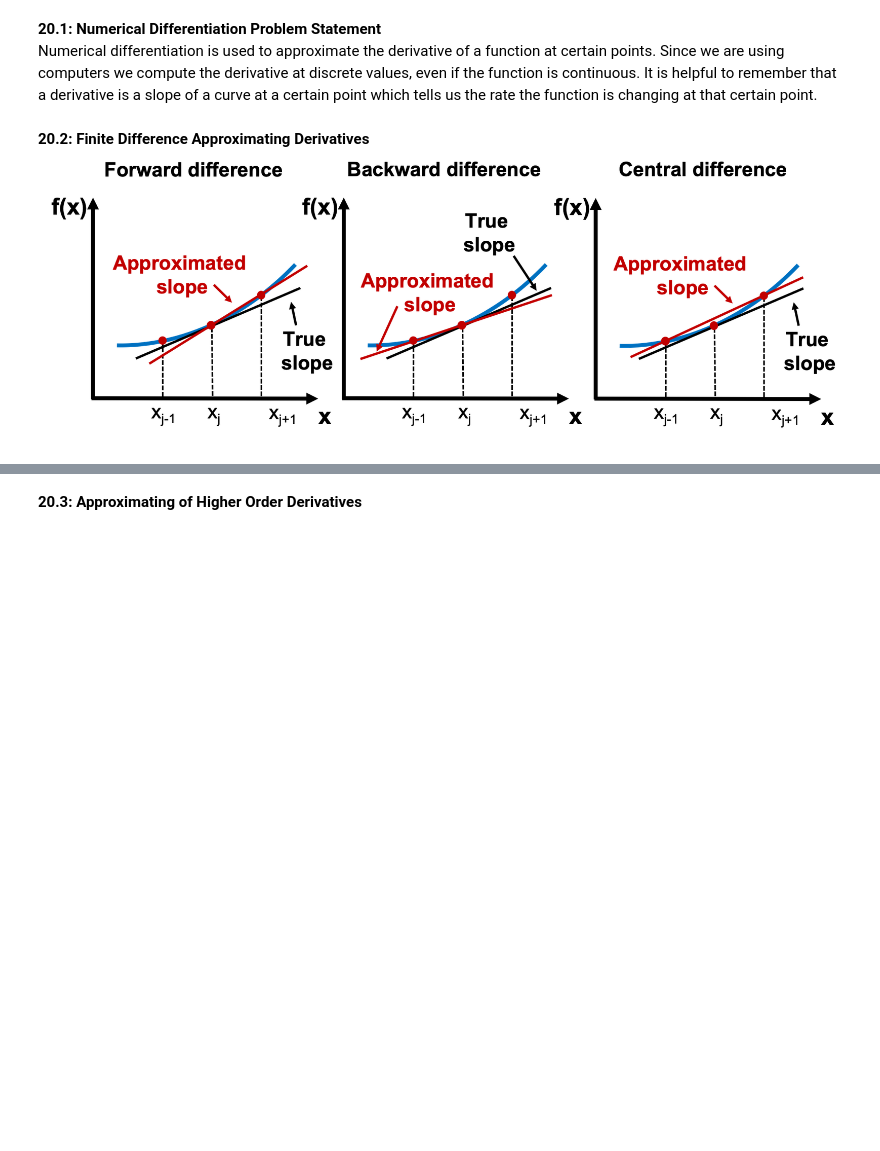
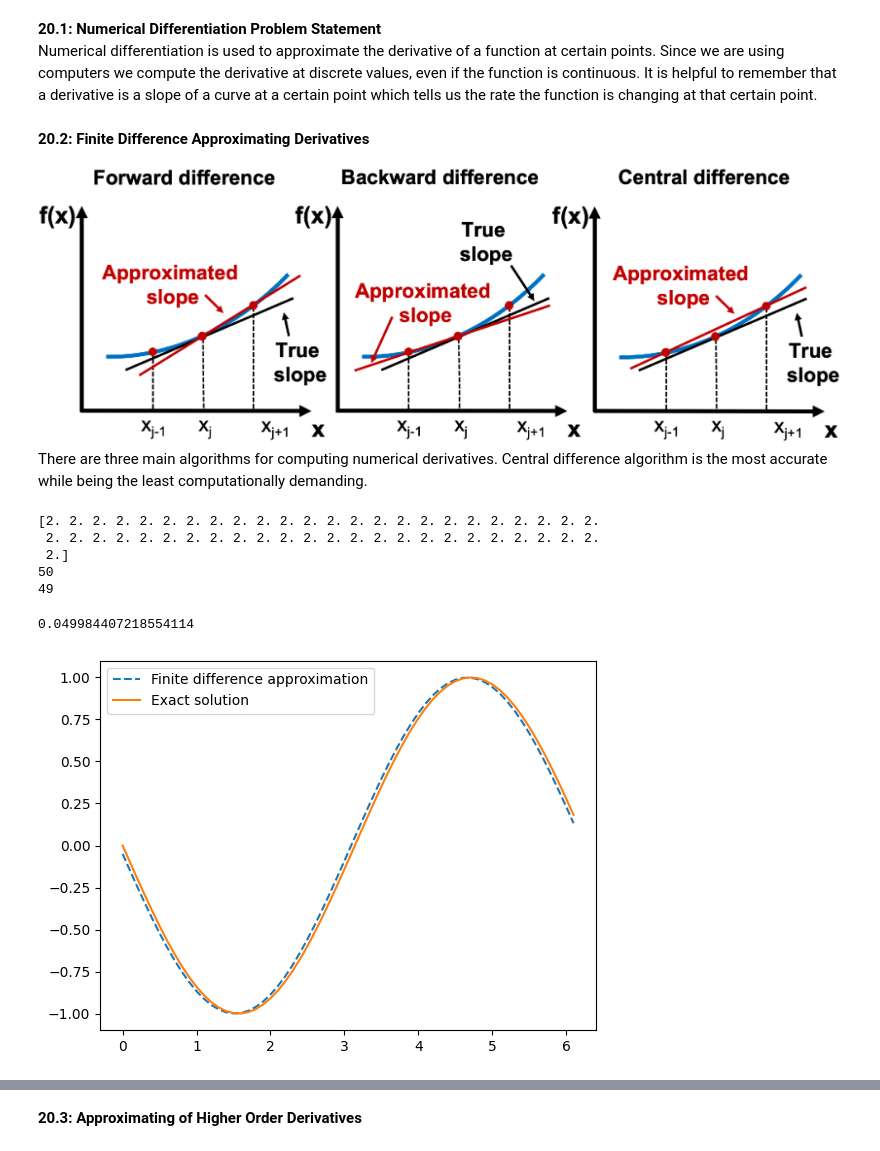
Before and after one commit to CalebaR/MAT-421, a Jupyter notebook: ModuleF.ipynb, the cells around one changed output, grey strips where cells are left out. Cells and saved outputs as stored; diff of their text form; code cells hidden in the pictures; blank space fills up the shorter version.

```diff
--- a/ModuleF.ipynb
+++ b/ModuleF.ipynb
@@ -5,4 +5,47 @@
 Numerical differentiation is used to approximate the derivative of a function at certain points. Since we are using computers we compute the derivative at discrete values, even if the function is continuous. It is helpful to remember that a derivative is a slope of a curve at a certain point which tells us the rate the function is changing at that certain point.
 # %% [markdown]
 **20.2: Finite Difference Approximating Derivatives**\
-![image.png](embedded-picture-1-old)
+![image.png](embedded-picture-1-new)
+There are three main algorithms for computing numerical derivatives. Central difference algorithm is the most accurate while being the least computationally demanding.
+# %%
+import numpy as np
+
+f = np.linspace(0,98)
+print(np.diff(f)) #this give the spacing between each element in the array
+print(len(f))
+print(len(np.diff(f)))
+# %% [output]
+[2. 2. 2. 2. 2. 2. 2. 2. 2. 2. 2. 2. 2. 2. 2. 2. 2. 2. 2. 2. 2. 2. 2. 2.
+ 2. 2. 2. 2. 2. 2. 2. 2. 2. 2. 2. 2. 2. 2. 2. 2. 2. 2. 2. 2. 2. 2. 2. 2.
+ 2.]
+50
+49
+# %%
+#now we can compute the numerical derivate of cos(x)
+
+h = 0.1 #step size
+x = np.arange(0, 2*np.pi, h) #define grid
+y = np.cos(x)#compute function
+
+# compute vector of forward differences
+forward_diff = np.diff(y)/h
+# compute corresponding grid
+x_diff = x[:-1:]
+# compute exact solution
+exact_solution = -np.sin(x_diff)
+
+# Plot solution
+import matplotlib.pyplot as plt
+
+plt.plot(x_diff, forward_diff, '--', \
+         label = 'Finite difference approximation')
+plt.plot(x_diff, exact_solution, \
+         label = 'Exact solution')
+plt.legend()
+
+# Compute max error between numerical derivative and exact solution
+max_error = max(abs(exact_solution - forward_diff))
+print(max_error)
+# %% [output]
+0.049984407218554114
+[figure, added]
```
Also changed, not shown: parts of 3 cells of this notebook.
